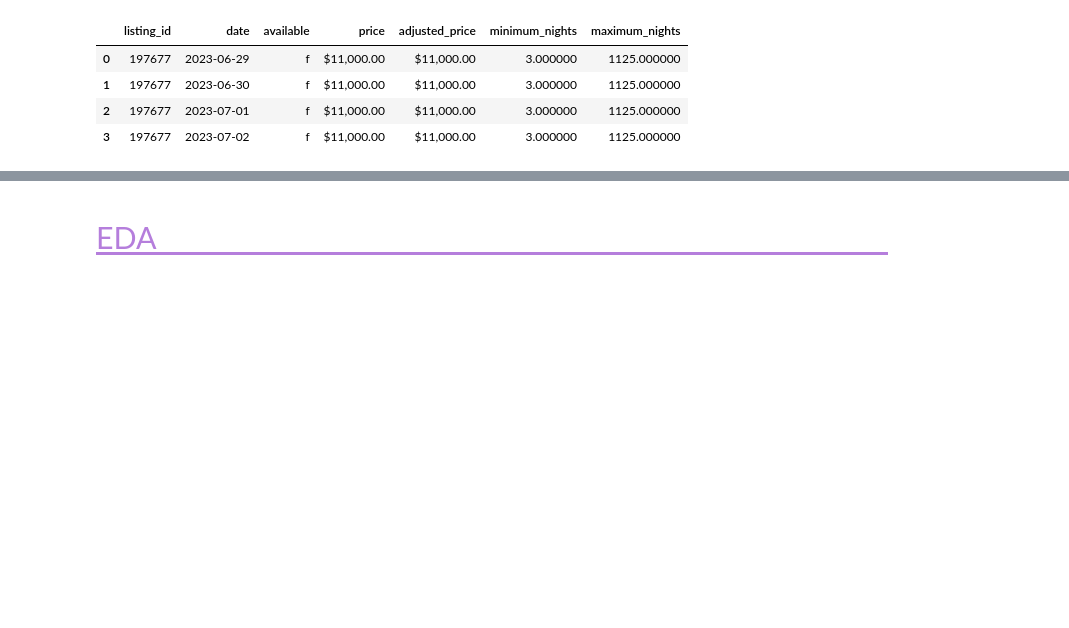
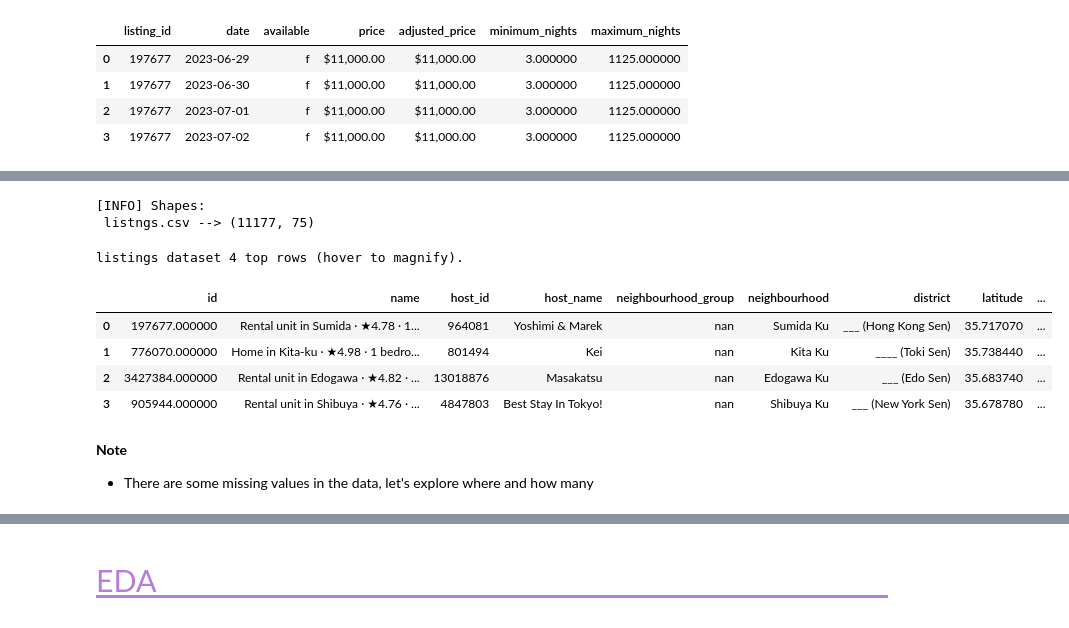
Before and after one commit to zinnie1025/AirbnbWise, a Jupyter notebook: data/jieun/inside_Airbnb_MAC.ipynb, the cells around one changed output, grey strips where cells are left out. Drawn from its saved outputs; the diff is of its cells as text; code cells hidden in the pictures; blank space fills up the shorter version.

```diff
--- a/data/jieun/inside_Airbnb_MAC.ipynb
+++ b/data/jieun/inside_Airbnb_MAC.ipynb
@@ -305,0 +334,22 @@ calendar dataset 4 top rows (hover to magnify).
+# %%
+print(f'{blk}[INFO] Shapes:'
+      f'{blk}\n listngs.csv --> {red}{df.shape}')
+# %% [output]
+[INFO] Shapes:
+ listngs.csv --> (11177, 75)
+# %%
+PATH_DF2 = '//Users//genie//PycharmProjects//PROJECT//jieun//listings.csv'
+
+df2 = pd.read_csv(PATH_DF2)
+display(stylize_simple(df2.head(4), 'listings dataset 4 top rows (hover to magnify).'))
+# %% [output]
+listings dataset 4 top rows (hover to magnify).
+|  | id | name | host_id | host_name | neighbourhood_group | neighbourhood | district | latitude | ... |
+| 0 | 197677.000000 | Rental unit in Sumida · ★4.78 · 1... | 964081 | Yoshimi & Marek | nan | Sumida Ku | ___ (Hong Kong Sen) | 35.717070 | ... |
+| 1 | 776070.000000 | Home in Kita-ku · ★4.98 · 1 bedro... | 801494 | Kei | nan | Kita Ku | ____ (Toki Sen) | 35.738440 | ... |
+| 2 | 3427384.000000 | Rental unit in Edogawa · ★4.82 · ... | 13018876 | Masakatsu | nan | Edogawa Ku | ___ (Edo Sen) | 35.683740 | ... |
+| 3 | 905944.000000 | Rental unit in Shibuya · ★4.76 · ... | 4847803 | Best Stay In Tokyo! | nan | Shibuya Ku | ___ (New York Sen) | 35.678780 | ... |
+# %% [markdown]
+**Note**
+
+* There are some missing values in the data, let's explore where and how many
```
Also changed, not shown: parts of 12 cells of this notebook, 1 other file.
